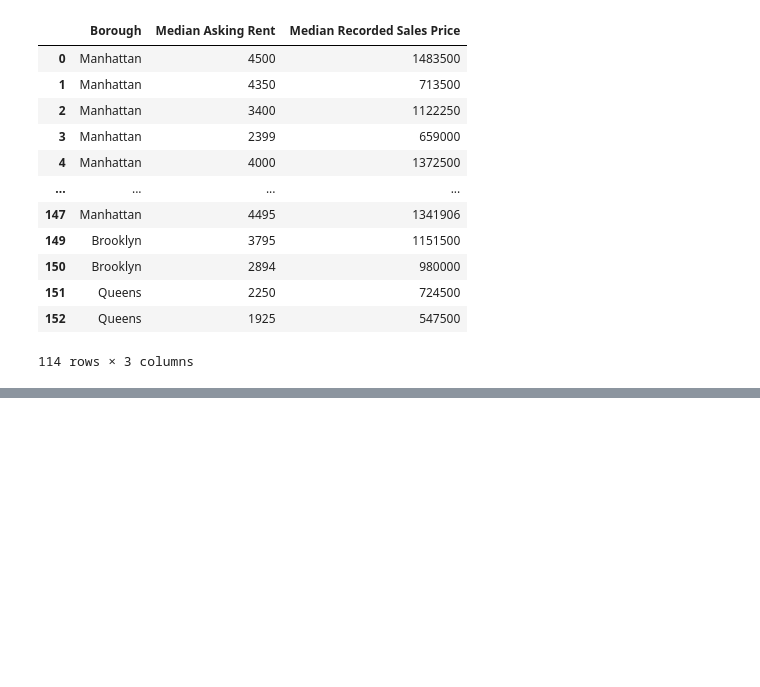
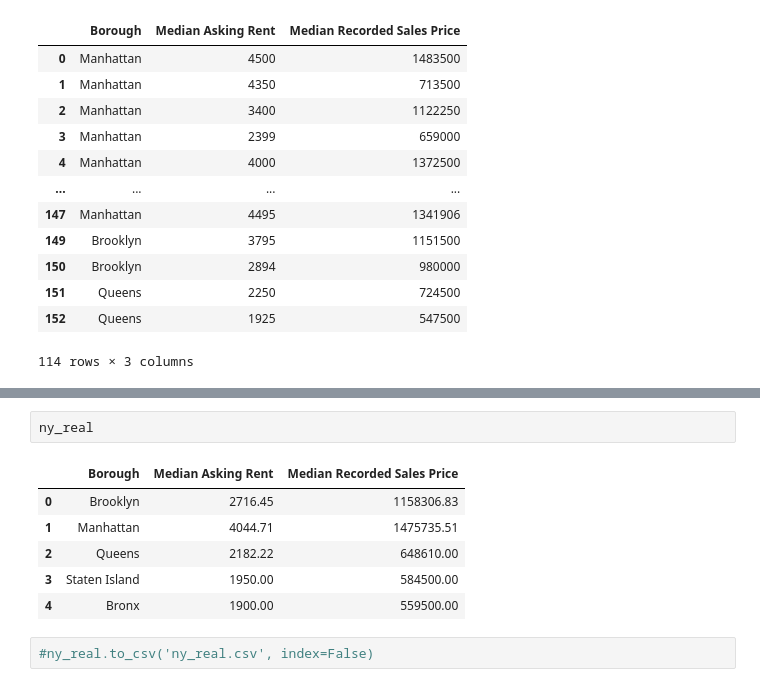
Before and after one commit to carolinariveraa/ETL, a Jupyter notebook: notebook/ny_neighborhood.ipynb, the cells around one changed output, grey strips where cells are left out. Saved outputs shown, nothing was run; the diff lists cells and outputs as text; blank space fills up the shorter version.

```diff
--- a/notebook/ny_neighborhood.ipynb
+++ b/notebook/ny_neighborhood.ipynb
@@ -90,0 +108,11 @@ ny_real
+# %%
+ny_real
+# %% [output]
+|  | Borough | Median Asking Rent | Median Recorded Sales Price |
+| 0 | Brooklyn | 2716.45 | 1158306.83 |
+| 1 | Manhattan | 4044.71 | 1475735.51 |
+| 2 | Queens | 2182.22 | 648610.00 |
+| 3 | Staten Island | 1950.00 | 584500.00 |
+| 4 | Bronx | 1900.00 | 559500.00 |
+# %%
+#ny_real.to_csv('ny_real.csv', index=False)
```
Also changed, not shown: parts of 11 cells of this notebook, 2 other files.
